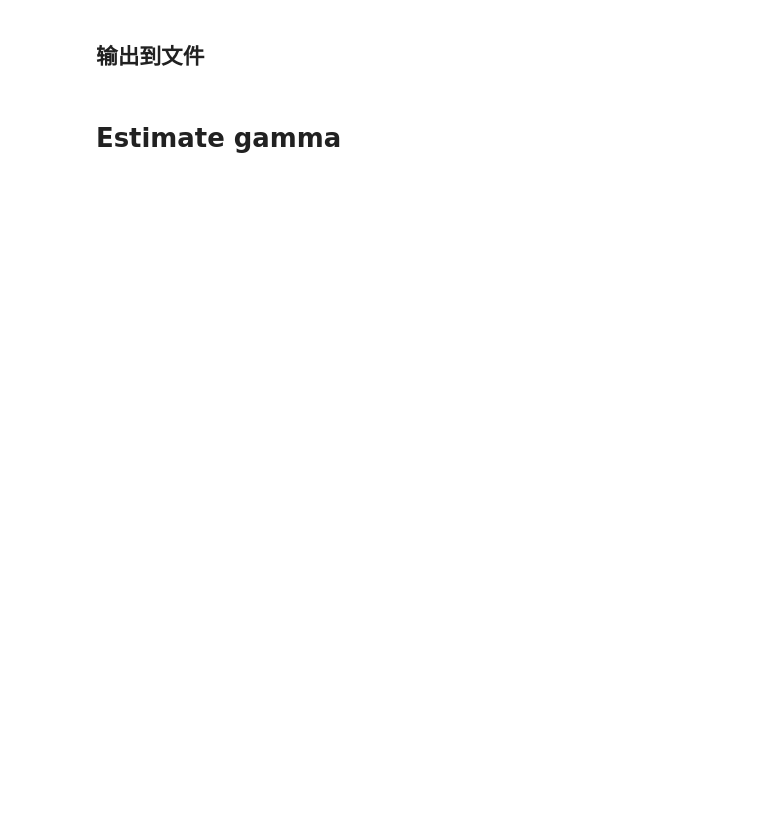
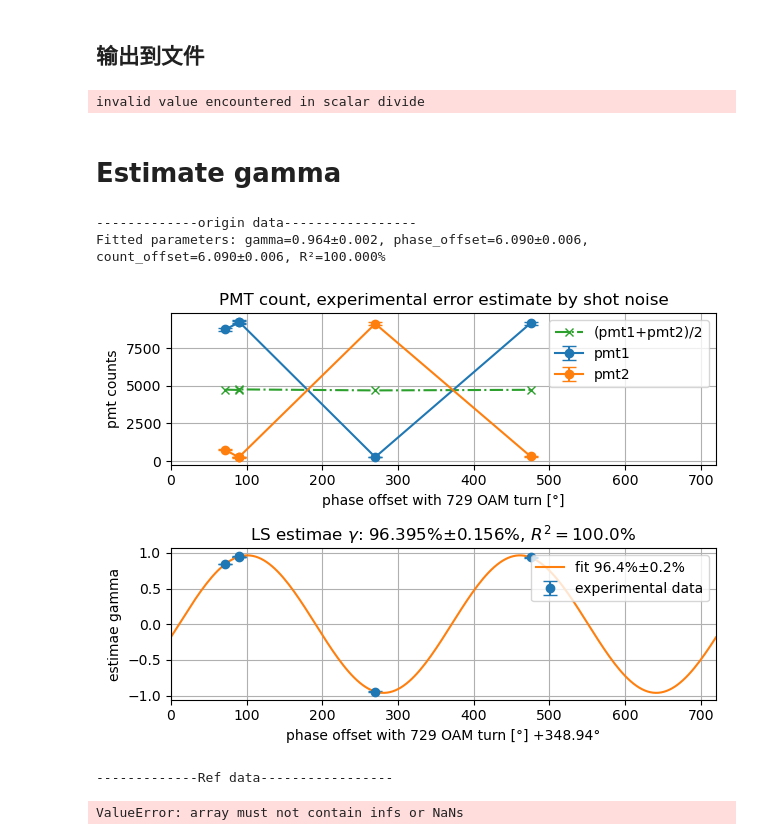
Before and after one commit to winplay/Single_photon_infere, a Jupyter notebook: estimate_contarst/gamma.ipynb, the cells around one changed output. Cells and saved outputs as stored; diff of their text form; code cells hidden in the pictures; blank space fills up the shorter version.

```diff
--- a/estimate_contarst/gamma.ipynb
+++ b/estimate_contarst/gamma.ipynb
@@ -326,10 +373,12 @@ try:
 except FileNotFoundError:
     # 文件不存在，写入标题
     with open(out_csv, 'w') as f:
-        f.write('turn,state,start(ps),end(ps),pmt1,pmt2\n')
+        f.write('turn,state,start(ps),end(ps),pmt1,pmt2,g,phase\n')
 
 with open(out_csv,'a') as f:
-    f.write('{a},origin,{t0:.0f},{t1:.0f},{pmt1:.0f},{pmt2:.0f}\n'.format(a=turn.split('_')[0],t0=window_start,t1=window_end,pmt1=PMT1_SUM,pmt2=PMT2_SUM))
-    f.write('{a},monitor,{t0:.0f},{t1:.0f},{pmt1:.0f},{pmt2:.0f}\n'.format(a=turn.split('_')[0],t0=moni_start,t1=moni_end,pmt1=PMT1_SUM_moni,pmt2=PMT2_SUM_moni))
+    f.write('{a},origin,{t0:.0f},{t1:.0f},{pmt1:.0f},{pmt2:.0f},{g:.2%},{phase:.0f}\n'.format(a=turn.split('_')[0],t0=window_start,t1=window_end,pmt1=PMT1_SUM,pmt2=PMT2_SUM,g=(PMT1_SUM-PMT2_SUM)/(PMT1_SUM+PMT2_SUM),phase=float(turn.split('_')[0])*360*2))
+    f.write('{a},monitor,{t0:.0f},{t1:.0f},{pmt1:.0f},{pmt2:.0f},{g:.2%},{phase:.0f}\n'.format(a=turn.split('_')[0],t0=moni_start,t1=moni_end,pmt1=PMT1_SUM_moni,pmt2=PMT2_SUM_moni,g=(PMT1_SUM_moni-PMT2_SUM_moni)/(PMT1_SUM_moni+PMT2_SUM_moni),phase=float(turn.split('_')[0])*360*2))
+# %% [output]
+invalid value encountered in scalar divide
 # %% [markdown]
 # Estimate gamma
@@ -336,18 +391,24 @@ with open(out_csv,'a') as f:
 # %%
 out_csv='gamma_res_time.csv'
 res_data=pd.read_csv(out_csv)
 count2gamma(res_data)
 res_data.sort_values(by='turn',inplace=True)
 origin_df=res_data[res_data['state']=='origin']
 monitor_df=res_data[res_data['state']=='monitor']
 print('-------------origin data-----------------')
 param_origin,param_origin_err=estimate_gamma(origin_df,model_func=model_func_count_offset)
 plt.savefig('gamma_fit.jpeg', dpi=300)
 plt.show()
 print('-------------Ref data-----------------')
-param_monitor,param_monitor_err=estimate_gamma(monitor_df,model_func=model_func_count_offset)
+param_monitor,param_monitor_err=estimate_gamma(monitor_df,model_func=model_func_sin)
 plt.savefig('gamma_fit_ref.jpeg', dpi=300)
 plt.show()
+# %% [output]
+-------------origin data-----------------
+Fitted parameters: gamma=0.964±0.002, phase_offset=6.090±0.006, count_offset=6.090±0.006, R²=100.000%
+[figure, added]
+-------------Ref data-----------------
+ValueError: array must not contain infs or NaNs
 # %%
 best_phi_list=np.array([90,180,270,360,450,540,630])+param_origin[1]/np.pi*180//90*90
 best_turn_list=(best_phi_list-(param_origin[1]/np.pi*180))/360/2
```
Also changed, not shown: parts of 9 cells of this notebook, 4 other files.
